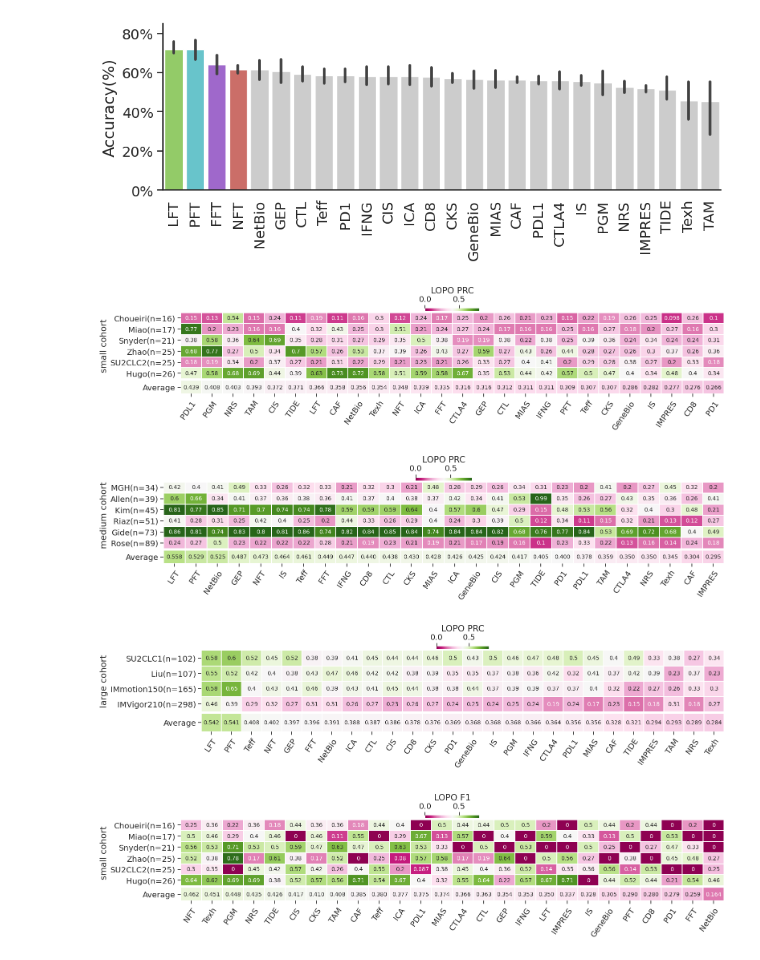
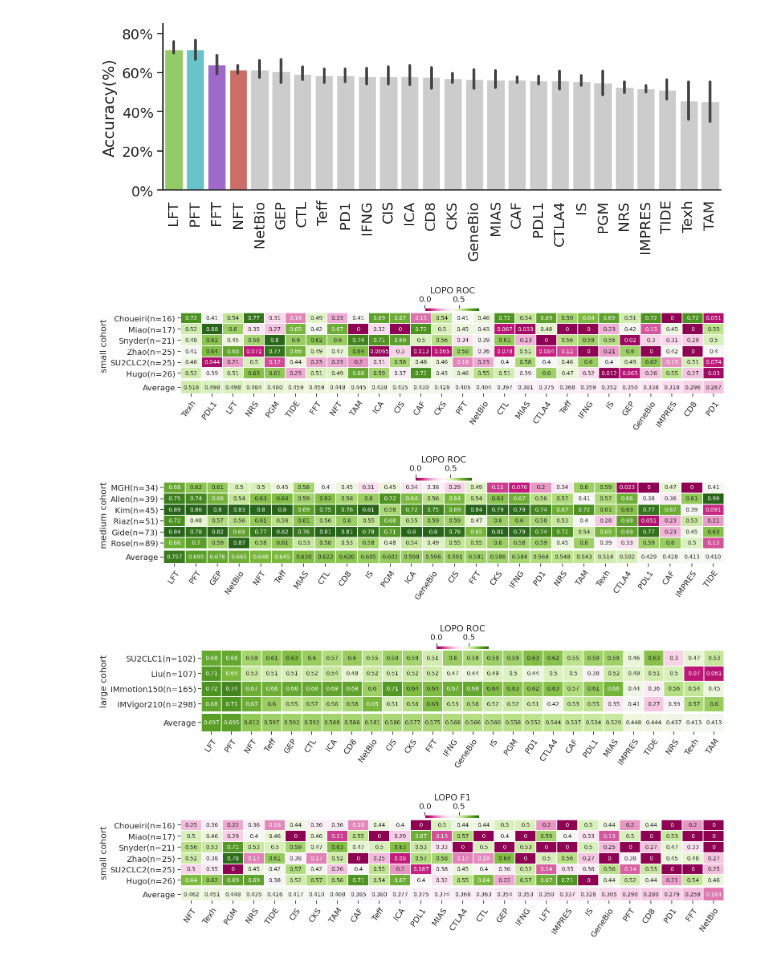
Before and after one commit to ashyamal/COMPASS, a Jupyter notebook: paper/01_model_performance/00_leave_one_patient_out/analysis_LOPO.ipynb, the cells around one changed output. Cells and saved outputs as stored; diff of their text form; code cells hidden in the pictures.

Commit message:
LOPO figures

```diff
--- a/paper/01_model_performance/00_leave_one_patient_out/analysis_LOPO.ipynb
+++ b/paper/01_model_performance/00_leave_one_patient_out/analysis_LOPO.ipynb
@@ -304,7 +305,7 @@ for s in ['small', 'medium', 'large']:
 [figure]
 [figure]
 # %%
-values = 'PRC'
+values = 'ROC'
 
 cmap = 'PiYG' #PRGn PuOr
 vmax = 0.8
@@ -326,37 +327,37 @@ for s in ['small', 'medium', 'large']:
     ax1, ax2 = axes
 
     cbar_kws=dict(location="top",pad=0.02,shrink=0.1, label = 'LOPO %s' % values)
     sns.heatmap(data2d, cmap = cmap, vmax = vmax, vmin = vmin, ax=ax1, cbar_kws = cbar_kws,
                     linewidths = 0.1, annot=True, annot_kws = {'fontsize':10})
 
-
     sns.heatmap(data2d.mean().to_frame(name='Average').T,
 
                 cmap = cmap, vmax = vmax, vmin = vmin,
                 ax=ax2, annot=True, linewidths=.1,fmt='.3f',
                  annot_kws={"fontsize":10}, cbar=False)
 
     ax1.set_xlabel('')
     ax1.set_ylabel('%s cohort' % s)
 
     ax2.tick_params(axis='both', which='major', right = False, top=False, direction = 'out',reset = True)
     ax1.tick_params(axis='y', which='major', right = False, top=False, direction = 'out',reset = True)
 
     ax2.set_xticklabels(
         modes,
         rotation=55,
         ha="right",
         rotation_mode="anchor")  # <====== HERE is the ke
 
     #plt.subplots_adjust(left=None, bottom=None, right=None, top=None, wspace=0.06, hspace=None)
     ax2.set_xlabel('')
 
     fig.tight_layout(h_pad = 0.2)
     fig.savefig('./%s_%s.pdf' % (values, s), bbox_inches = 'tight', dpi=96 )
+    fig.savefig('./%s_%s.svg' % (values, s), bbox_inches = 'tight', dpi=96 )
 # %% [output]
-[figure, old version]
+[figure, new version]
-[figure, old version]
+[figure, new version]
-[figure, old version]
+[figure, new version]
 # %%
 values = 'F1'
 
```
Also changed, not shown: parts of 3 cells of this notebook, 20 other files.
